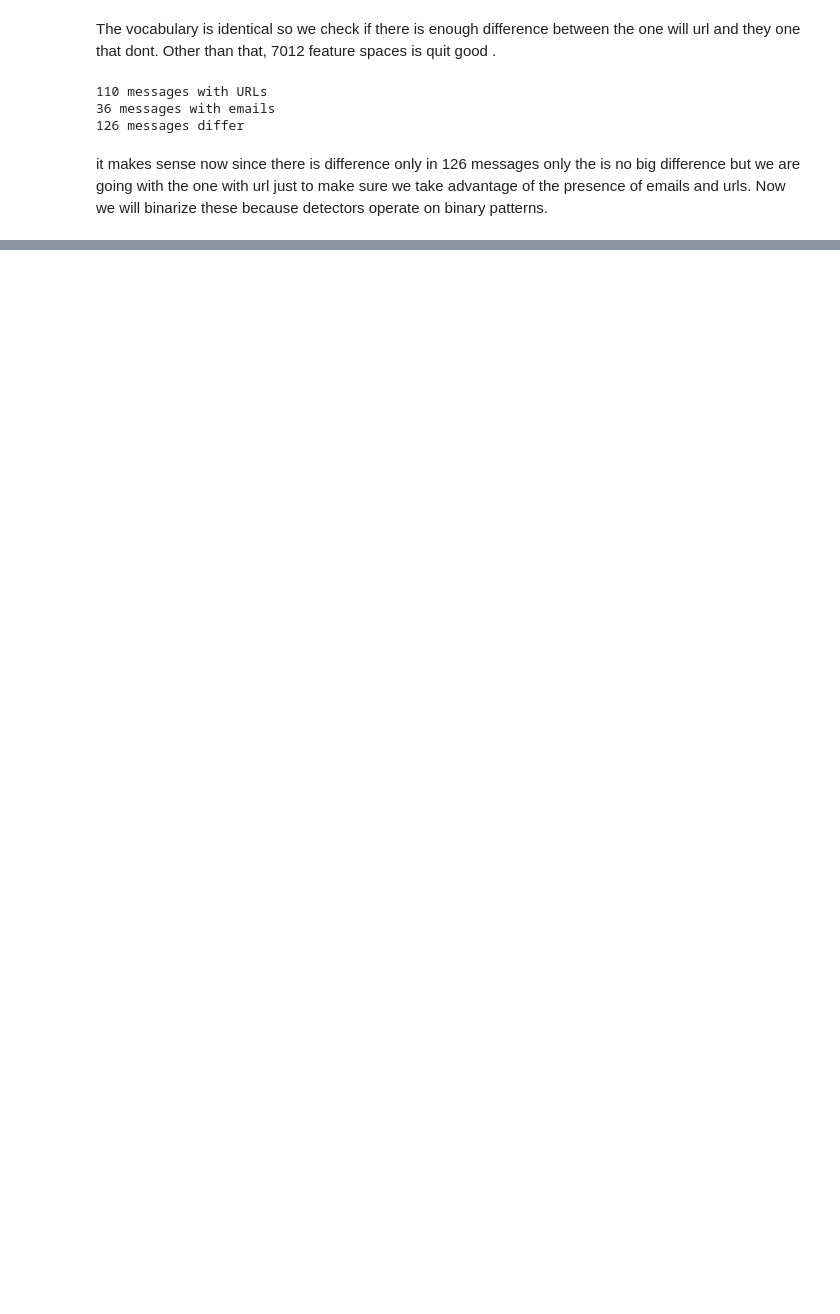
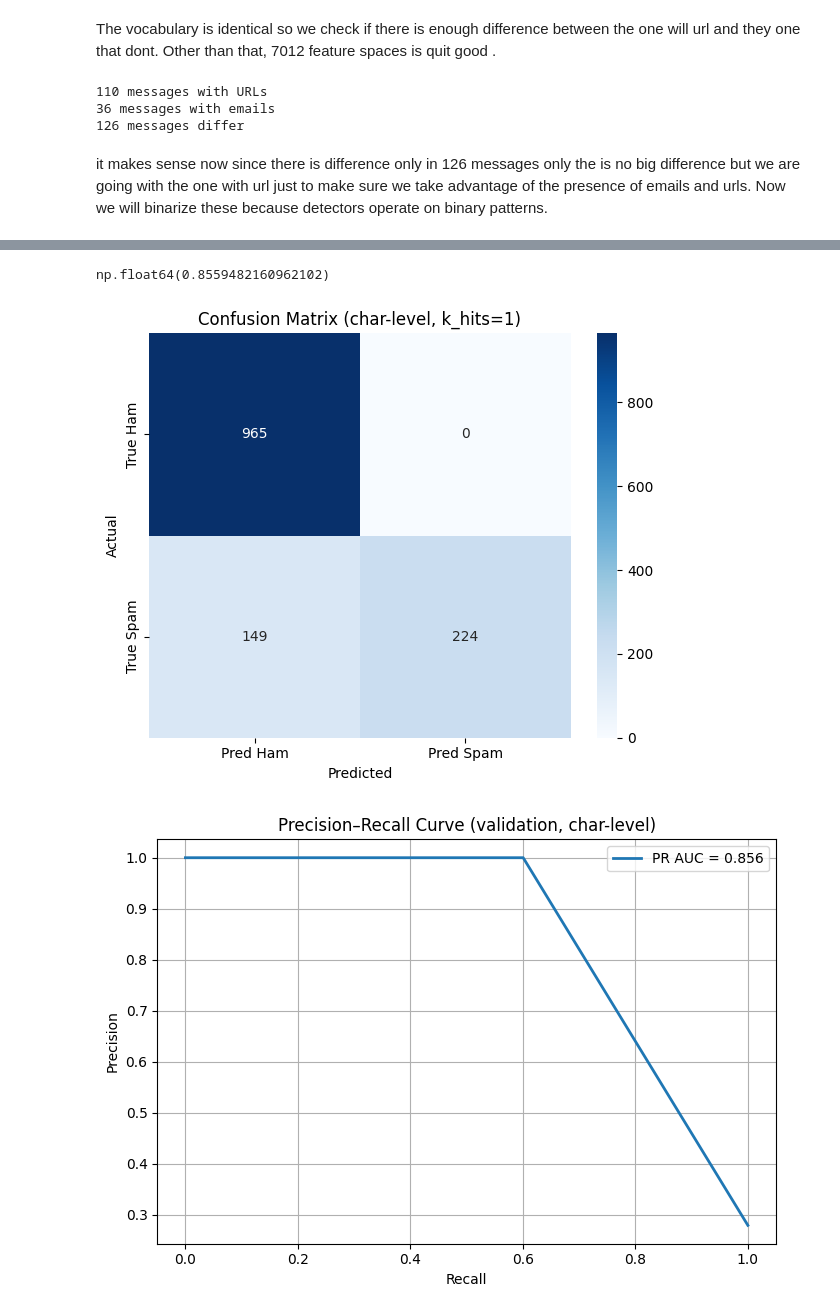
Before and after one commit to jofa016/ACIT4610---Final-Group-Project, a Jupyter notebook: R_f/Project_4/notebook/feature_engineering.ipynb, the cells around one changed output, grey strips where cells are left out. Saved outputs shown, nothing was run; the diff lists cells and outputs as text; code cells hidden in the pictures; blank space fills up the shorter version.

```diff
--- a/R_f/Project_4/notebook/feature_engineering.ipynb
+++ b/R_f/Project_4/notebook/feature_engineering.ipynb
@@ -484,0 +687,17 @@ ValueError: dimension mismatch
+# %%
+# build val eval set
+X_eval_char = sp.vstack([Xh_val_char_bin, Xs_val_char_bin])
+y_eval_char = np.hstack([np.zeros(Xh_val_char_bin.shape[0], dtype=np.uint8),
+                    np.ones(Xs_val_char_bin.shape[0], dtype=np.uint8)])
+
+# predict and evaluate
+y_pred_char, scores_char = nsa_char.predict(X_eval_char, k_hits=1, return_score=True)
+evaluate_model(
+    y_true=y_eval_char,
+    y_pred=y_pred_char,
+    scores=scores_char,
+    target_names=("ham", "spam"),
+    cm_title="Confusion Matrix (char-level, k_hits=1)",
+    pr_title="Precision–Recall Curve (validation, char-level)"
+)
+# %% [output]
@@ -484,0 +714,3 @@ ValueError: dimension mismatch
+np.float64(0.8559482160962102)
+[figure, added]
+[figure, added]
```
Also changed, not shown: parts of 31 cells of this notebook.
